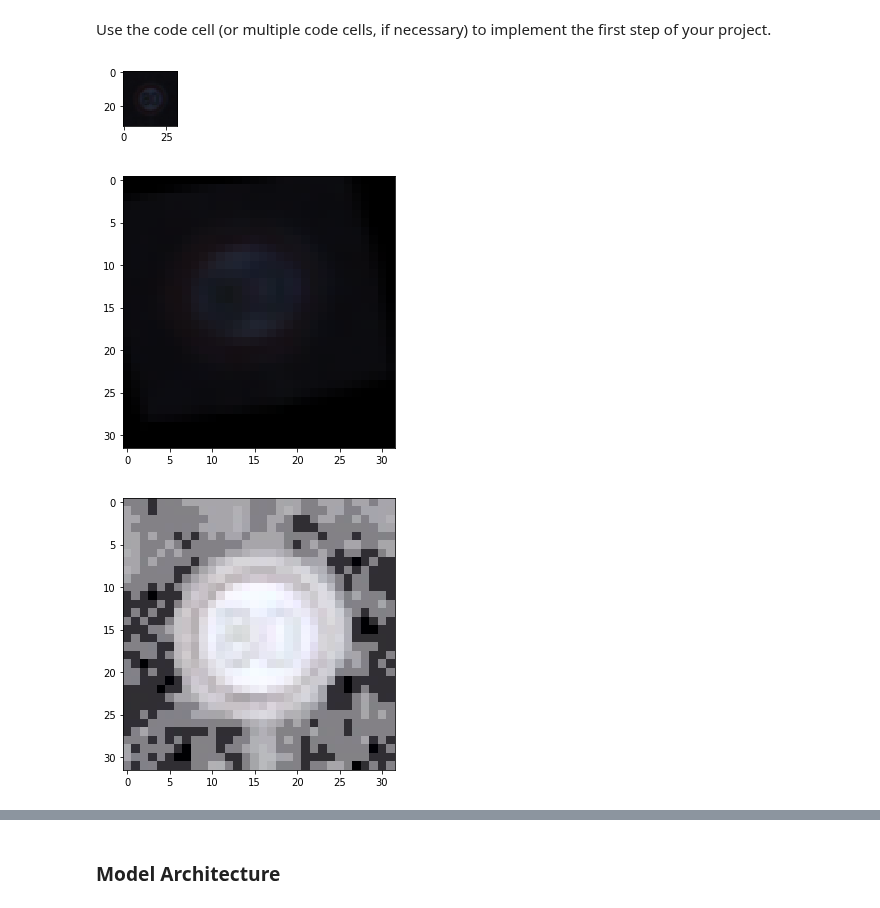
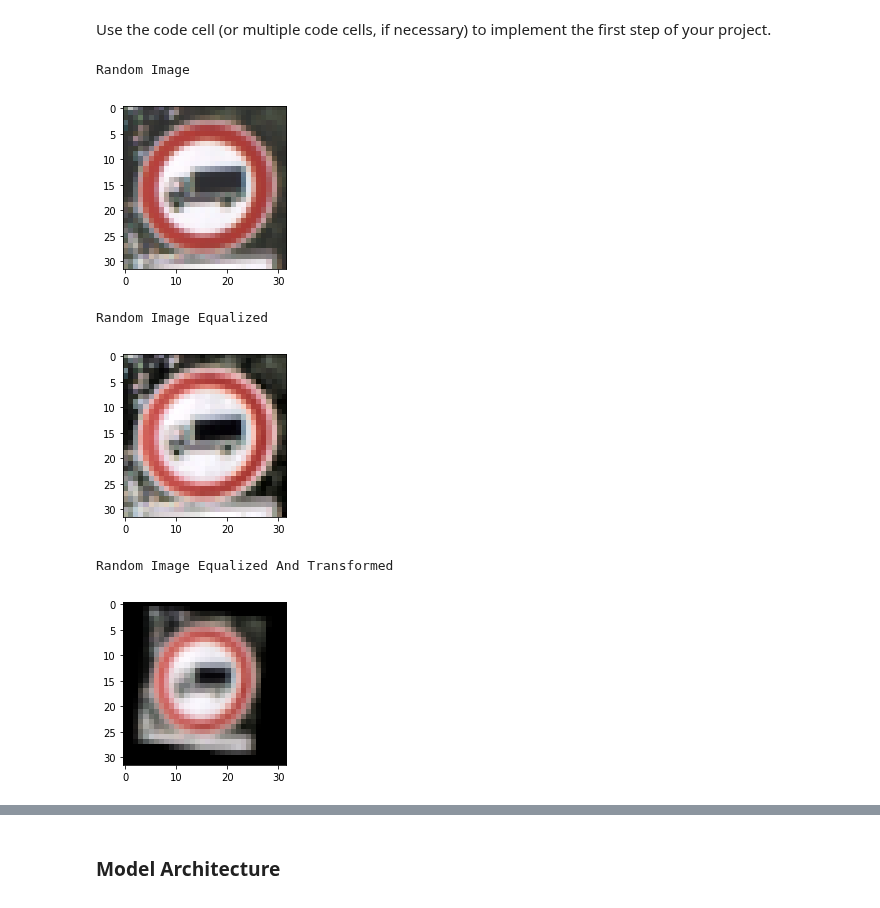
Before and after one commit to jiforcen/CarND-Traffic-Sign-Classifier-Project, a Jupyter notebook: Traffic_Sign_Classifier.ipynb, the cells around one changed output, grey strips where cells are left out. Drawn from its saved outputs; the diff is of its cells as text; code cells hidden in the pictures.

```diff
--- a/Traffic_Sign_Classifier.ipynb
+++ b/Traffic_Sign_Classifier.ipynb
@@ -211,34 +194,38 @@ def geo_transformation(img,ang_range,affine_range,trans_range):
 
     return img
 # %%
-
 %matplotlib inline
-
 index = random.randint(0,len(X_train))
-
 image = X_train[index].squeeze()
 
-plt.figure(figsize=(1,1))
+print('Random Image')
+plt.figure(figsize=(3,3))
 plt.imshow(image)
+plt.show()
 
-#img = geo_transformation(image,6,3,0)
-img = geo_transformation(image,20,5,5)
-
-plt.figure(figsize=(5,5))
-plt.imshow(img)
-
+print('Random Image Equalized')
 image = cv2.cvtColor(image,cv2.COLOR_RGB2YUV)
 image[:,:,0] = cv2.equalizeHist(image[:,:,0])
 image = cv2.cvtColor(image,cv2.COLOR_YUV2RGB)
+plt.figure(figsize=(3,3))
+plt.imshow(image)
+plt.show()
 
-plt.figure(figsize=(5,5))
-plt.imshow(image)
+print('Random Image Equalized And Transformed')
+img = geo_transformation(image,20,5,5)
+plt.figure(figsize=(3,3))
+plt.imshow(img)
+
+
 
 plt.show()
 # %% [output]
+Random Image
-[figure, old version]
+[figure, new version]
+Random Image Equalized
-[figure, old version]
+[figure, new version]
+Random Image Equalized And Transformed
-[figure, old version]
+[figure, new version]
 # %%
 def number_completed(count_images,min_nImages):
     completed = True
```
Also changed, not shown: parts of 17 cells of this notebook, 3 other files.
